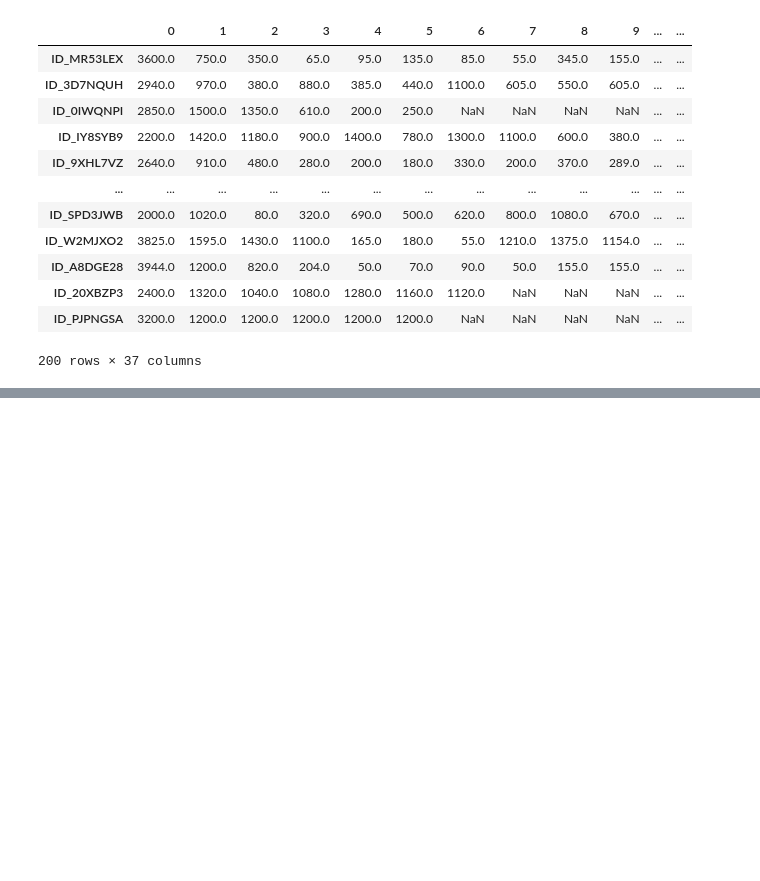
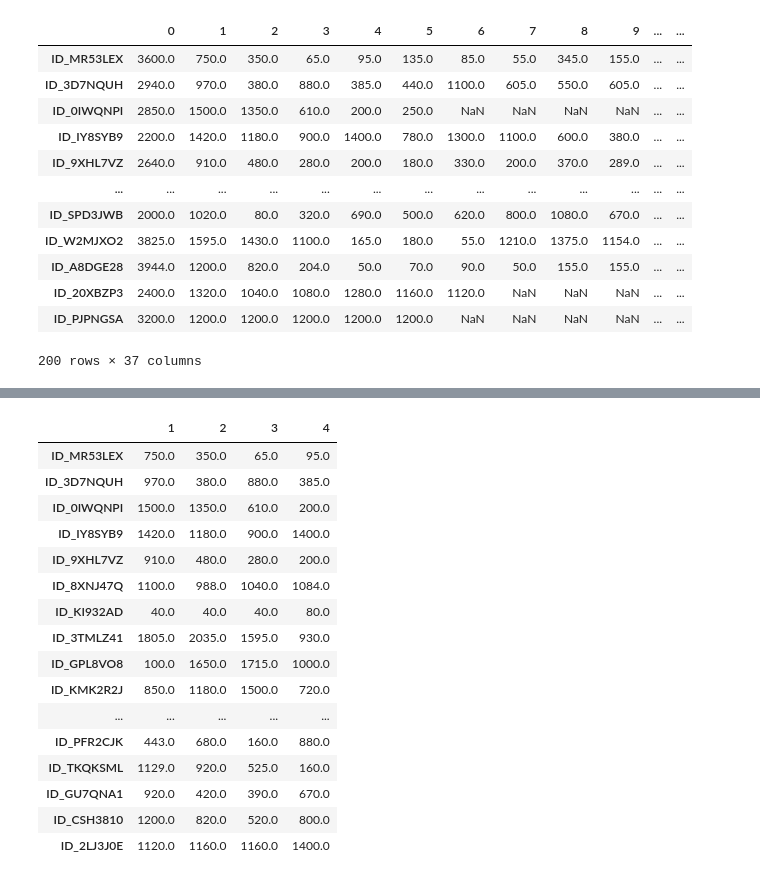
Before and after one commit to devanshi10/SFC_PayGo, a Jupyter notebook: Project/Main_file.ipynb, the cells around one changed output, grey strips where cells are left out. Drawn from its saved outputs; the diff is of its cells as text; code cells hidden in the pictures; blank space fills up the shorter version.

```diff
--- a/Project/Main_file.ipynb
+++ b/Project/Main_file.ipynb
@@ -213,0 +254,20 @@ dataframeTranDates
+# %%
+dataframePaymentAmounTrain.iloc[:30,1:5]
+# %% [output]
+|  | 1 | 2 | 3 | 4 |
+| ID_MR53LEX | 750.0 | 350.0 | 65.0 | 95.0 |
+| ID_3D7NQUH | 970.0 | 380.0 | 880.0 | 385.0 |
+| ID_0IWQNPI | 1500.0 | 1350.0 | 610.0 | 200.0 |
+| ID_IY8SYB9 | 1420.0 | 1180.0 | 900.0 | 1400.0 |
+| ID_9XHL7VZ | 910.0 | 480.0 | 280.0 | 200.0 |
+| ID_8XNJ47Q | 1100.0 | 988.0 | 1040.0 | 1084.0 |
+| ID_KI932AD | 40.0 | 40.0 | 40.0 | 80.0 |
+| ID_3TMLZ41 | 1805.0 | 2035.0 | 1595.0 | 930.0 |
+| ID_GPL8VO8 | 100.0 | 1650.0 | 1715.0 | 1000.0 |
+| ID_KMK2R2J | 850.0 | 1180.0 | 1500.0 | 720.0 |
+| ... | ... | ... | ... | ... |
+| ID_PFR2CJK | 443.0 | 680.0 | 160.0 | 880.0 |
+| ID_TKQKSML | 1129.0 | 920.0 | 525.0 | 160.0 |
+| ID_GU7QNA1 | 920.0 | 420.0 | 390.0 | 670.0 |
+| ID_CSH3810 | 1200.0 | 820.0 | 520.0 | 800.0 |
+| ID_2LJ3J0E | 1120.0 | 1160.0 | 1160.0 | 1400.0 |
```
Also changed, not shown: parts of 14 cells of this notebook.
